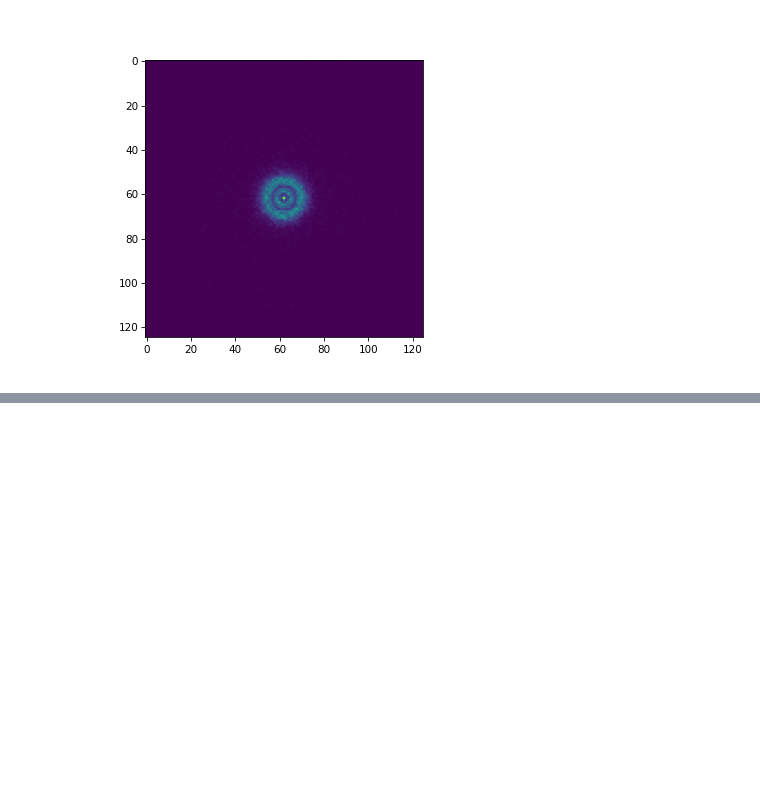
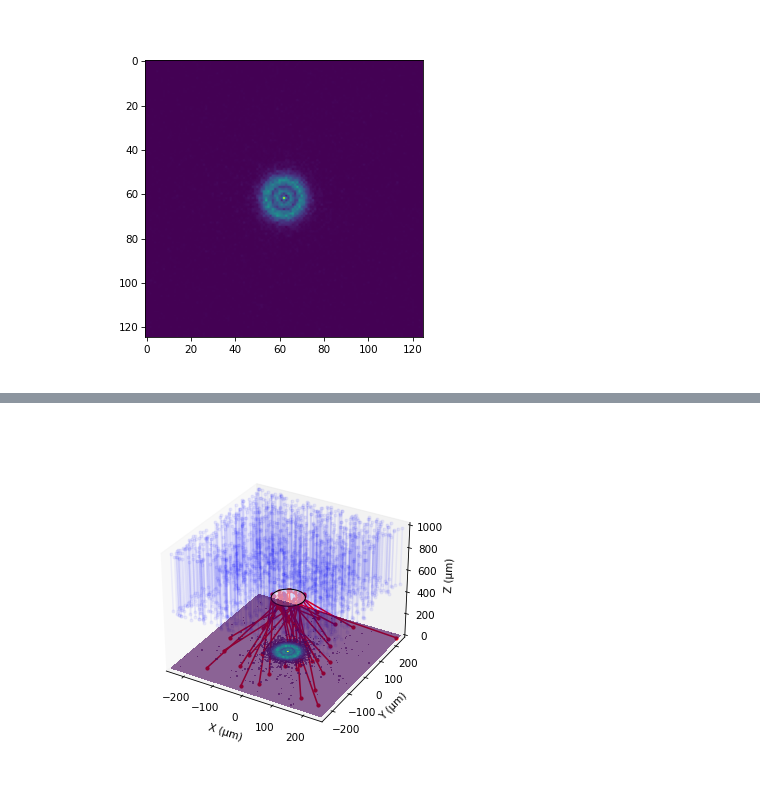
Before and after one commit to DavidLanders95/MonteCarloMS, a Jupyter notebook: MonteCarloAperture2D.ipynb, the cells around one changed output, grey strips where cells are left out. Cells and saved outputs as stored; diff of their text form; code cells hidden in the pictures; blank space fills up the shorter version.

Commit message:
It might finally work....

```diff
--- a/MonteCarloAperture2D.ipynb
+++ b/MonteCarloAperture2D.ipynb
@@ -183,0 +184,83 @@ plt.plot(np.abs(final_image[67, :]) ** 2)
+# %%
+
+import numpy as np
+import matplotlib.pyplot as plt
+from mpl_toolkits.mplot3d.art3d import Poly3DCollection
+
+# Create figure and 3D axis
+fig = plt.figure()
+ax = fig.add_subplot(111, projection='3d')
+
+# Define the aperture (circle parameters)
+radius = 50
+num_points = 100
+theta = np.linspace(0, 2 * np.pi, num_points)
+x = radius * np.cos(theta)
+y = radius * np.sin(theta)
+z = np.full_like(x, 500)  # Height of 500
+
+# Create the aperture polygon
+verts = [list(zip(x, y, z))]
+aperture = Poly3DCollection(verts, color='w', edgecolor='k', alpha = 0.5)
+
+# Add the aperture to the plot
+ax.add_collection3d(aperture)
+
+# Set plot limits
+ax.set_xlim(-250, 250)
+ax.set_ylim(-250, 250)
+ax.set_zlim(0, 1001)
+
+# Set labels
+ax.set_xlabel('X (µm)')
+ax.set_ylabel('Y (µm)')
+ax.set_zlabel('Z (µm)')
+
+# Set background to black and grid off to resemble the provided image
+# ax.set_facecolor('black')
+ax.grid(False)
+
+
+N = 1000
+idx = np.random.randint(0, 10000000.0 + 1, N)
+
+# Plot points at z=1000 and z=500
+ax.plot(ray_aper_coord[1, idx], ray_aper_coord[2, idx], np.ones(N) * 1000, '.b', alpha = 0.05)
+ax.plot(ray_aper_coord[1, idx], ray_aper_coord[2, idx], np.ones(N) * 500, '.b', alpha = 0.05)
+
+# Plot lines connecting points between z=1000 and z=500
+for i in range(N):
+    ax.plot([ray_aper_coord[1, idx][i], ray_aper_coord[1, idx][i]],
+            [ray_aper_coord[2, idx][i], ray_aper_coord[2, idx][i]],
+            [1000, 500], 'b', alpha = 0.05)
+
+
+mask = np.sqrt(ray_aper_coord[1, idx] ** 2 + ray_aper_coord[2, idx] ** 2) < radius
+
+coords_x_aper = ray_aper_coord[2, idx][mask]
+coords_y_aper = ray_aper_coord[1, idx][mask]
+
+coords_x_det = ray_det_coord[2, idx][mask]
+coords_y_det = ray_det_coord[1, idx][mask]
+
+# Plot points at z=1000 and z=500
+ax.plot(coords_y_aper, coords_x_aper, np.ones(len(coords_x_det)) * 500, '.r', zorder = 1)
+ax.plot(coords_y_det, coords_x_det, np.ones(len(coords_x_det)) * 0, '.r', zorder = 1)
+
+for i in range(len(coords_x_det)):
+    ax.plot([coords_y_aper[i], coords_y_det[i]],
+            [coords_x_aper[i], coords_x_det[i]],
+            [500, 0], 'r', zorder = 1)
+
+xx, yy = np.meshgrid(np.linspace(-250, 250, 125), np.linspace(-250, 250, 125))
+
+# create vertices for a rotated mesh (3D rotation matrix)
+X =  xx
+Y =  yy
+Z =  0*np.ones(X.shape)
+
+# ax2 = fig.add_subplot(122, projection='3d')
+cset = ax.contourf(Y, X, np.abs(final_image) ** 2, 100, zdir='z', offset=0.0, zorder =0, alpha = 0.6)
+plt.show()
+# %% [output]
+[figure, added]
```
Also changed, not shown: parts of 1 cell of this notebook, 1 other file.
